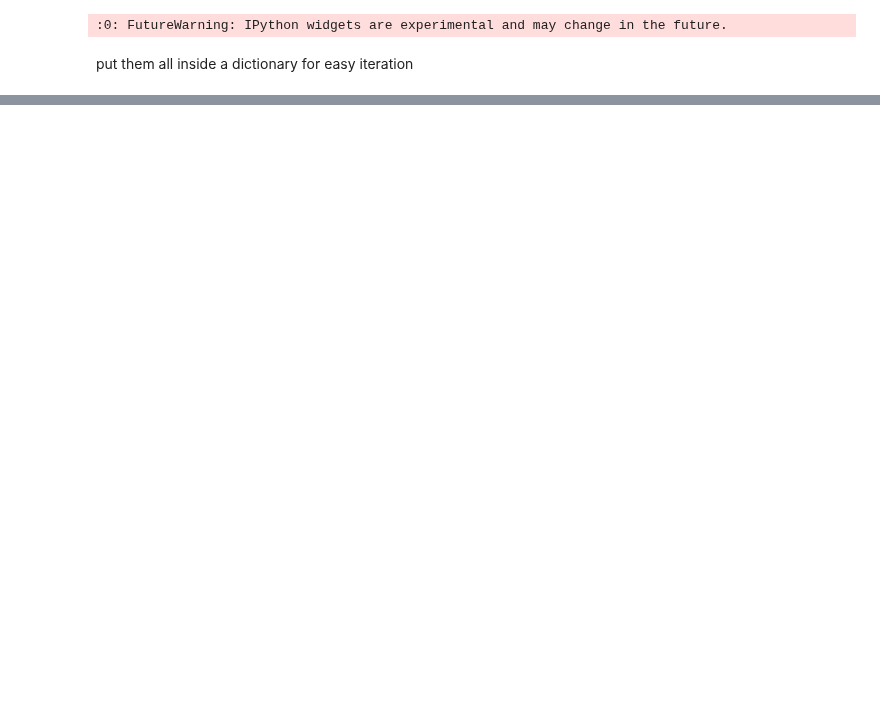
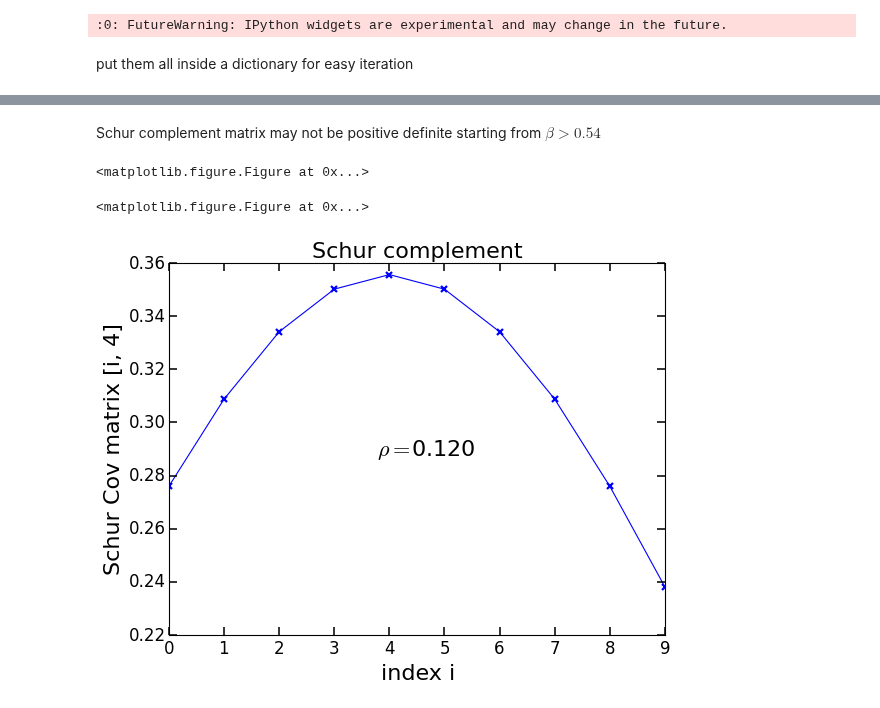
Before and after one commit to karenyyng/shear_gp, a Jupyter notebook: prototypes/Cython_kernels_demos.ipynb, the cells around one changed output, grey strips where cells are left out. Drawn from its saved outputs; the diff is of its cells as text; code cells hidden in the pictures; blank space fills up the shorter version.

```diff
--- a/prototypes/Cython_kernels_demos.ipynb
+++ b/prototypes/Cython_kernels_demos.ipynb
@@ -124,0 +151,42 @@ interact(initialize_GP_and_do_demo, inv_lambda=(0.1, 1.5, 0.1),
+# %% [markdown]
+Schur complement matrix may not be positive definite starting
+from $\beta > 0.54$
+# %%
+def initialize_GP_and_plot_Schur_com(inv_lambda, beta):
+    GPs = OrderedDict({})
+    coords = np.array([[1, i] for i in np.linspace(0, 1, 10)])
+
+    i = 0
+    plt.figure(figsize=(10, 10))
+    for k, v in Kernels.iteritems():
+        GPs[k] = george.GP(inv_lambda * v([beta, beta], ndim=2))
+
+    # Compute the Schur complement
+    fig = plt.figure()
+    sigma_KK = np.matrix(GPs["KappaKappa"].get_matrix(coords))
+    sigma_KG = np.matrix(GPs["KappaGamma1"].get_matrix(coords))
+    sigma_GG = np.matrix(GPs["Gamma1Gamma1"].get_matrix(coords))
+    sec_term = np.dot(sigma_KG, np.dot(np.linalg.inv(sigma_GG), sigma_KG))
+    Schur_com = sigma_KK - sec_term
+    Schur_pos_def = np.linalg.slogdet(Schur_com)[0]
+    if Schur_pos_def == 1.:
+        color = 'blue'
+    else:
+        color = 'red'
+    plt.clf()
+    plt.figure(figsize=(8, 6))
+    plt.title("Schur complement")
+    plt.plot(range(Schur_com.shape[0]), Schur_com[:, 4], 'x-',
+                 color=color, mew=2)
+    plt.figtext(.45, .5,
+                    r"$\rho = ${0:.3f}".format(np.exp(-4*beta)),
+                    fontsize=20)
+    plt.ylabel("Schur Cov matrix [i, 4]")
+    plt.xlabel("index i")
+# %%
+interact(initialize_GP_and_plot_Schur_com, inv_lambda=(0.1, 1.5, 0.1),
+         beta = (0.1, 1.5, 0.01))
+# %% [output]
+<matplotlib.figure.Figure at 0x...>
+<matplotlib.figure.Figure at 0x...>
+[figure, added]
```
Also changed, not shown: parts of 4 cells of this notebook.
